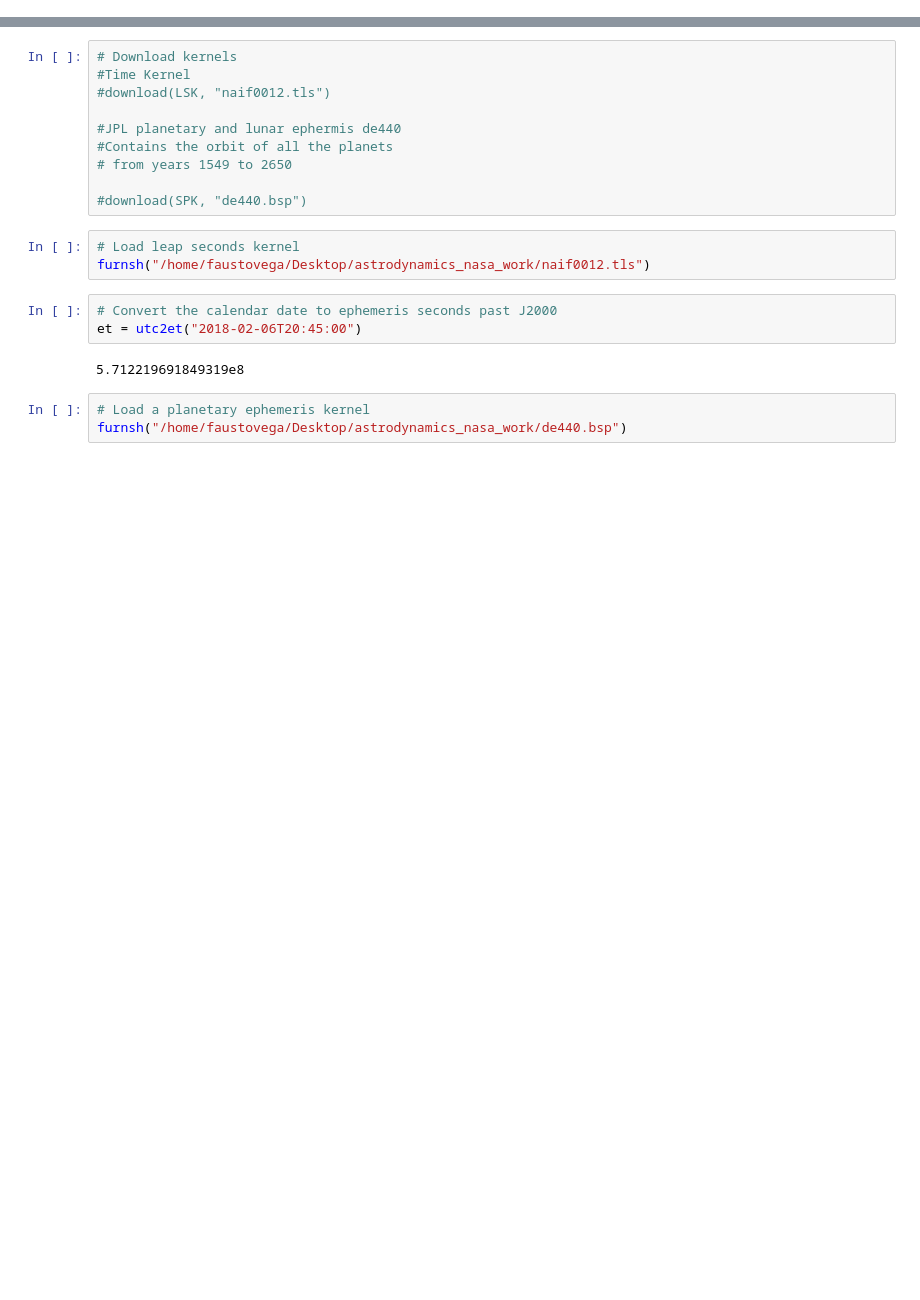
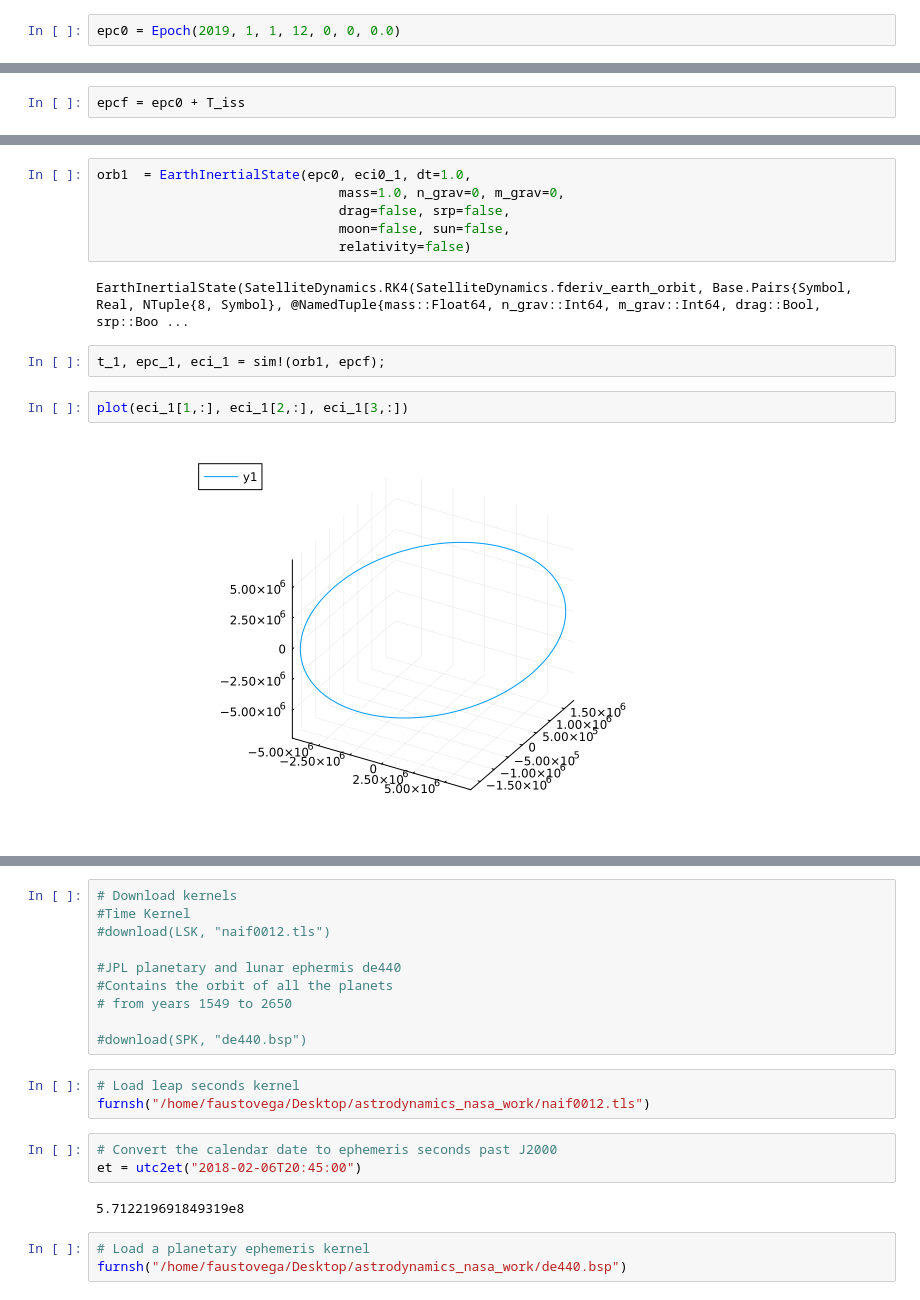
Before and after one commit to vegaf1/convex_mpc_stationkeeping, a Jupyter notebook: ephemeris_spice.ipynb, the cells around one changed output, grey strips where cells are left out. Saved outputs shown, nothing was run; the diff lists cells and outputs as text; blank space fills up the shorter version.

```diff
--- a/ephemeris_spice.ipynb
+++ b/ephemeris_spice.ipynb
@@ -6,0 +26,2 @@ using DifferentialEquations
+# %%
+epc0 = Epoch(2019, 1, 1, 12, 0, 0, 0.0)
@@ -6,0 +30,2 @@ using DifferentialEquations
+# %%
+epcf = epc0 + T_iss
@@ -7,3 +34,17 @@ using DifferentialEquations
+# %%
+orb1  = EarthInertialState(epc0, eci0_1, dt=1.0,
+                               mass=1.0, n_grav=0, m_grav=0,
+                               drag=false, srp=false,
+                               moon=false, sun=false,
+                               relativity=false)
+# %% [output]
+EarthInertialState(SatelliteDynamics.RK4(SatelliteDynamics.fderiv_earth_orbit, Base.Pairs{Symbol, Real, NTuple{8, Symbol}, @NamedTuple{mass::Float64, n_grav::Int64, m_grav::Int64, drag::Bool, srp::Boo ...
+# %%
+t_1, epc_1, eci_1 = sim!(orb1, epcf);
+# %%
+plot(eci_1[1,:], eci_1[2,:], eci_1[3,:])
+# %% [output]
+[figure, added]
 # %%
 #const LSK = "https://naif.jpl.nasa.gov/pub/naif/generic_kernels/lsk/naif0012.tls"
 #const SPK = "https://naif.jpl.nasa.gov/pub/naif/generic_kernels/spk/planets/de440.bsp"
```
Also changed, not shown: parts of 39 cells of this notebook, 4 other files.
